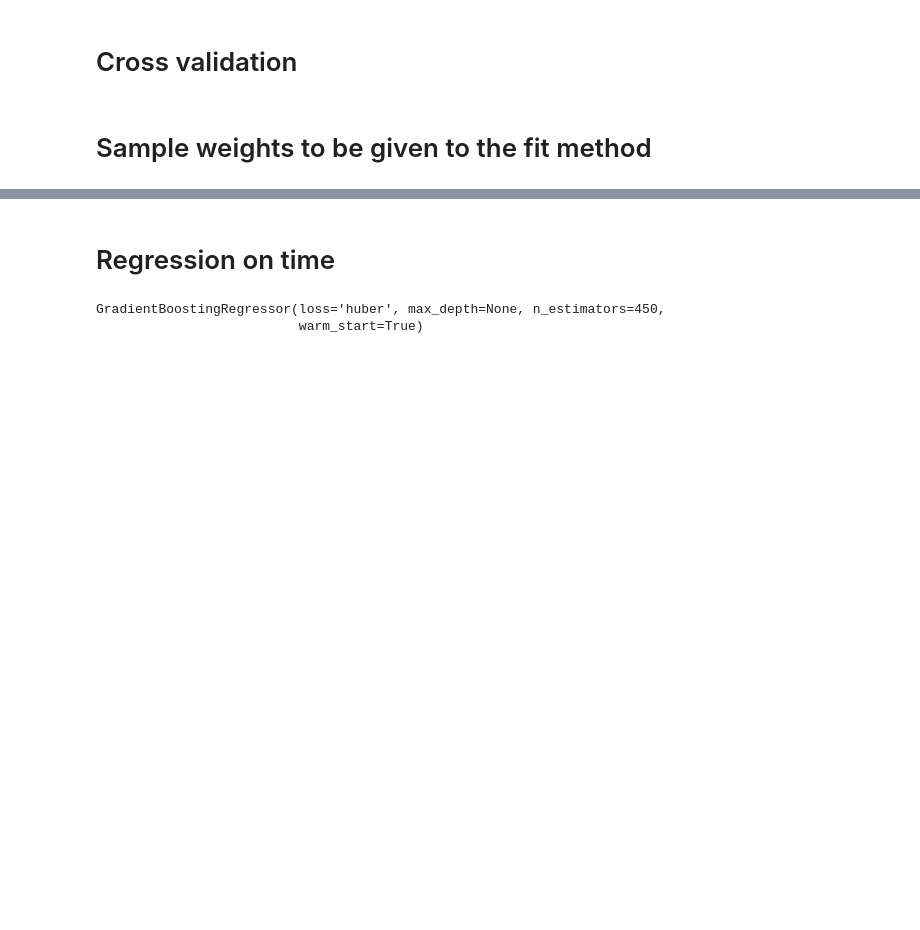
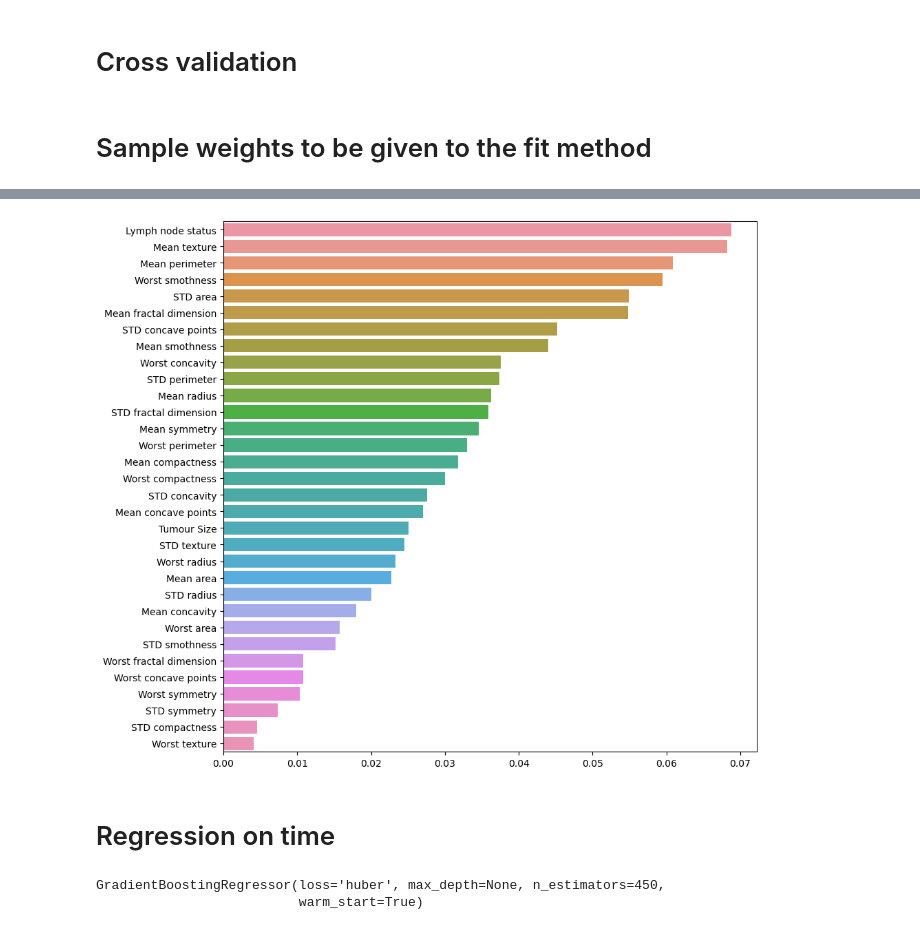
Before and after one commit to Raaaii/Breast_Cancer_ML-DL, a Jupyter notebook: DecisionTrees/GradientBoostingTrees.ipynb, the cells around one changed output, grey strips where cells are left out. Saved outputs shown, nothing was run; the diff lists cells and outputs as text; code cells hidden in the pictures; blank space fills up the shorter version.

```diff
--- a/DecisionTrees/GradientBoostingTrees.ipynb
+++ b/DecisionTrees/GradientBoostingTrees.ipynb
@@ -320,3 +375,11 @@ plt.savefig("importances.png", dpi=300)
+# %%
+featureImportances = cv.best_estimator_.feature_importances_
+sortation = np.argsort(featureImportances)[::-1]
+# %%
+sns.barplot(x=featureImportances[sortation], y=wisconsinRecurrence.columns.to_numpy()[sortation], orient="horizontal")
+plt.savefig("importances.png", dpi=300)
+# %% [output]
+[figure, added]
 # %% [markdown]
 # Regression on time
 # %%
```
Also changed, not shown: parts of 34 cells of this notebook, 5 other files.
